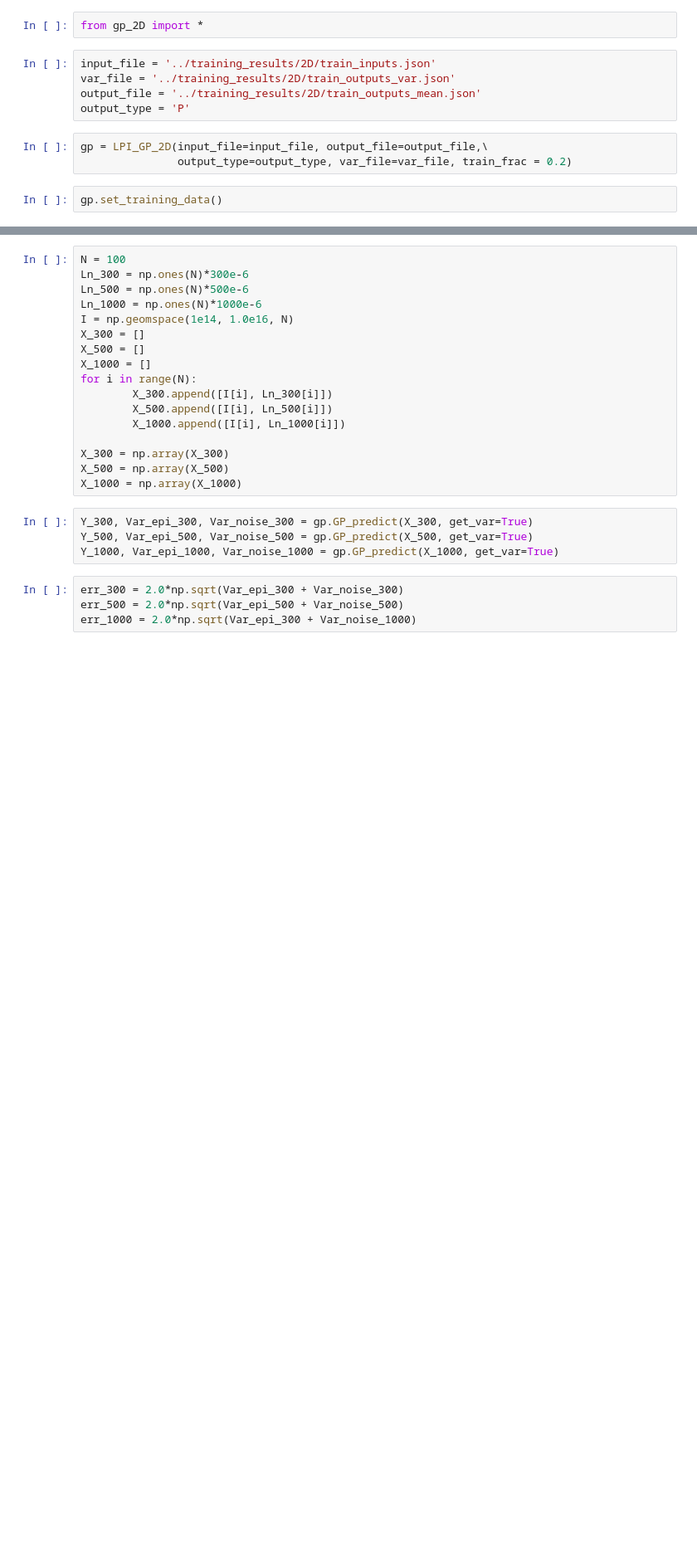
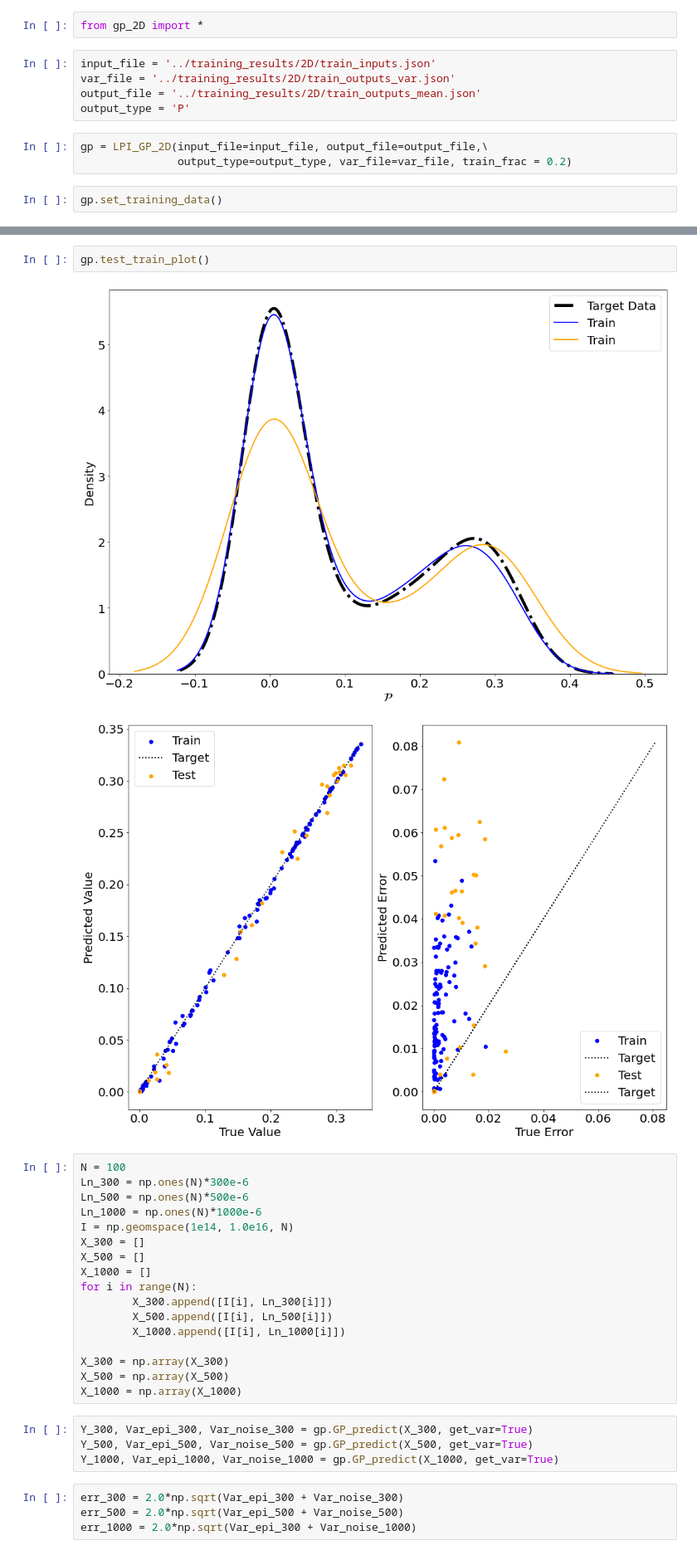
Before and after one commit to gosling123/epoch_surra, a Jupyter notebook: gp_scripts/GP_2d_test.ipynb, the cells around one changed output, grey strips where cells are left out. Shown at 83% size. Cells and saved outputs as stored; diff of their text form; blank space fills up the shorter version.

```diff
--- a/gp_scripts/GP_2d_test.ipynb
+++ b/gp_scripts/GP_2d_test.ipynb
@@ -21,3 +21,8 @@ l1 =  21.54434690031882 l2 =  100.0 var =  1.0
+# %%
+gp.test_train_plot()
+# %% [output]
+[figure, added]
+[figure, added]
 # %%
 N = 100
 Ln_300 = np.ones(N)*300e-6
```
Also changed, not shown: parts of 8 cells of this notebook, 1 other file.
